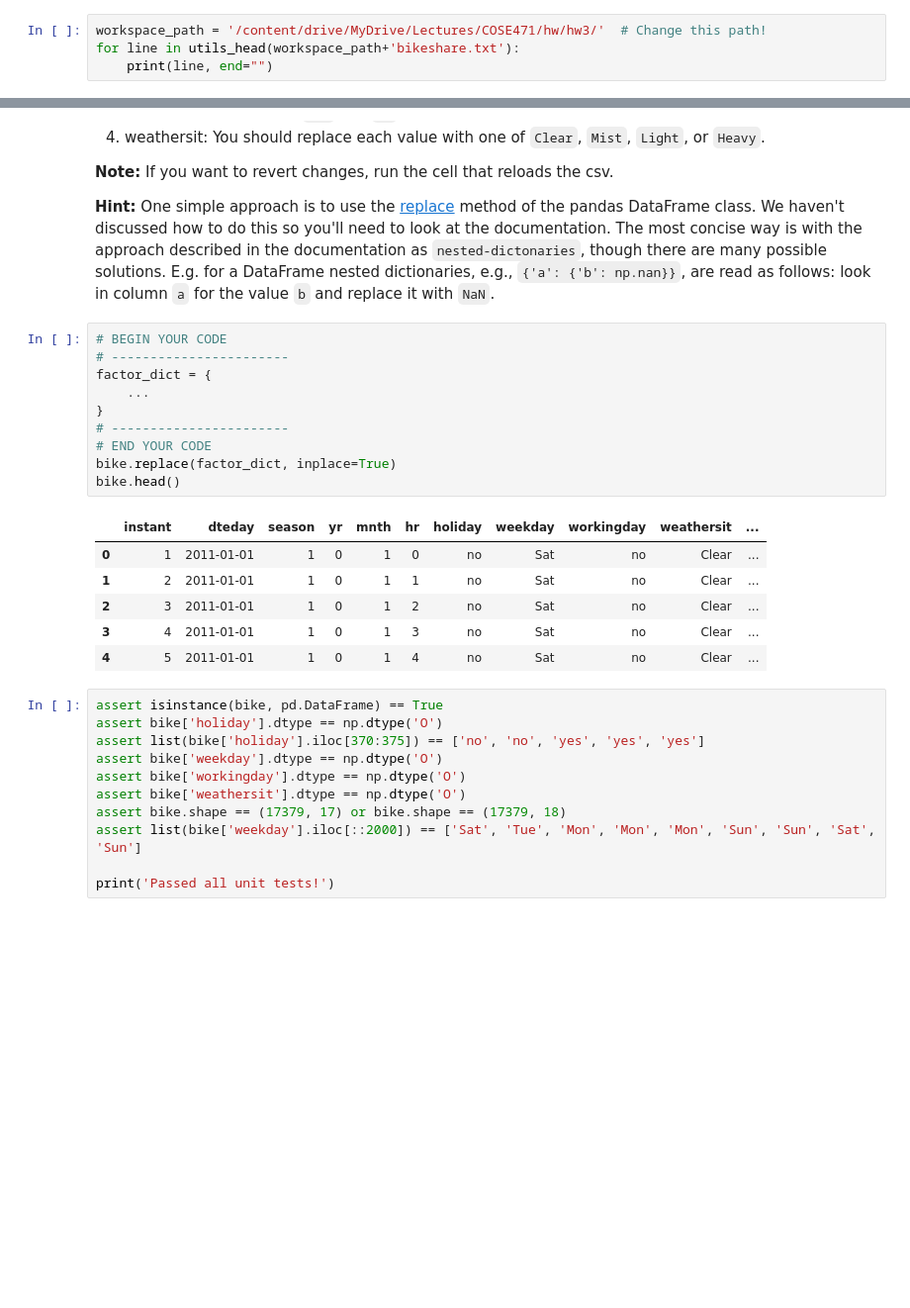
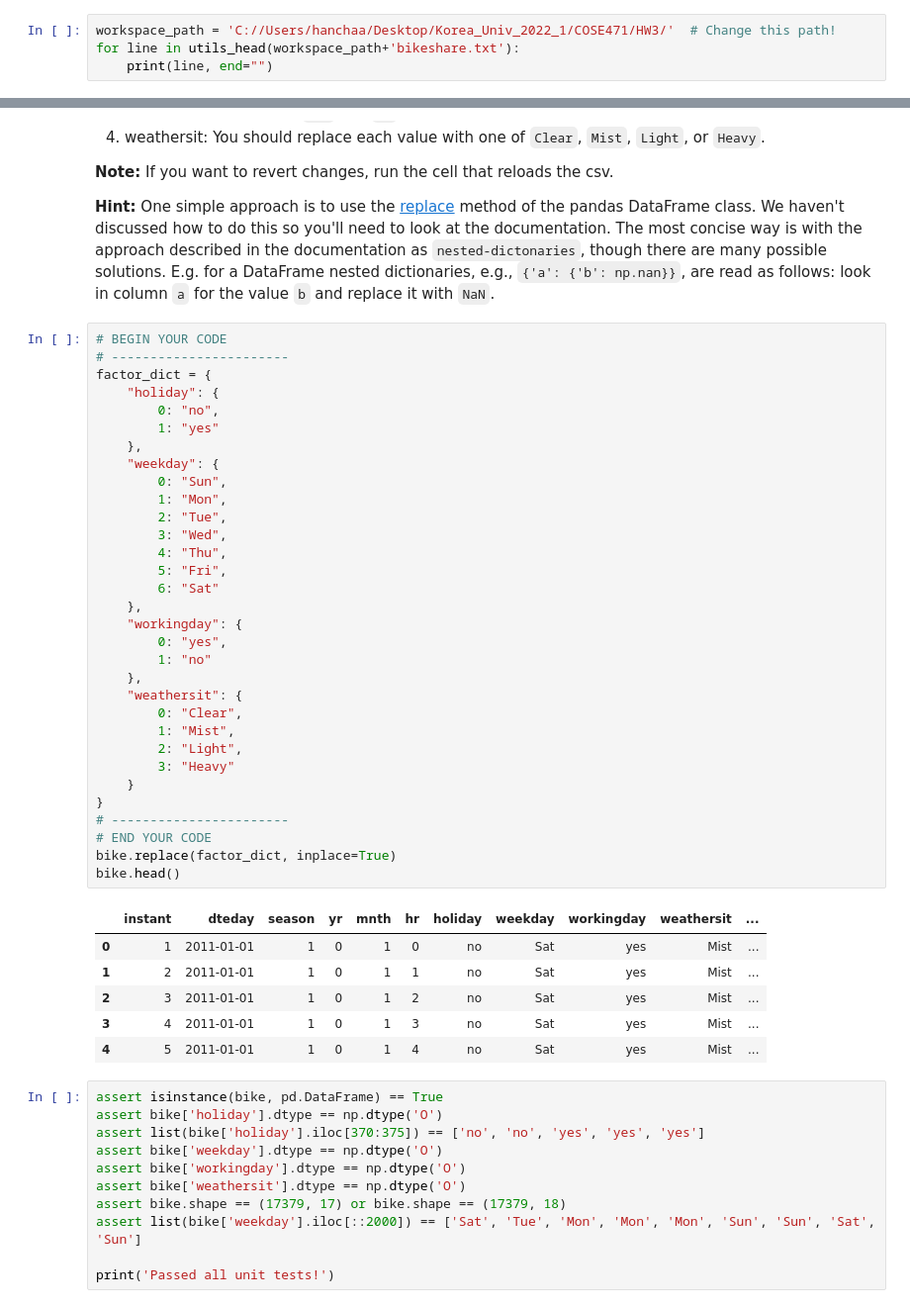
Before and after one commit to hanchaa/Korea_Univ_2022_1, a Jupyter notebook: COSE471/HW3/hw3.ipynb, the cells around one changed output, grey strips where cells are left out. Shown at 99% size. Cells and saved outputs as stored; diff of their text form; blank space fills up the shorter version.

```diff
--- a/COSE471/HW3/hw3.ipynb
+++ b/COSE471/HW3/hw3.ipynb
@@ -116,5 +114,5 @@ Current directory:
 # %%
-workspace_path = '/content/drive/MyDrive/Lectures/COSE471/hw/hw3/'  # Change this path!
+workspace_path = 'C://Users/hanchaa/Desktop/Korea_Univ_2022_1/COSE471/HW3/'  # Change this path!
 for line in utils_head(workspace_path+'bikeshare.txt'):
     print(line, end="")
 # %% [output]
@@ -171,20 +169,42 @@ points: 2
 # %%
 # BEGIN YOUR CODE
 # -----------------------
 factor_dict = {
-    ...
+    "holiday": {
+        0: "no",
+        1: "yes"
+    },
+    "weekday": {
+        0: "Sun",
+        1: "Mon",
+        2: "Tue",
+        3: "Wed",
+        4: "Thu",
+        5: "Fri",
+        6: "Sat"
+    },
+    "workingday": {
+        0: "yes",
+        1: "no"
+    },
+    "weathersit": {
+        0: "Clear",
+        1: "Mist",
+        2: "Light",
+        3: "Heavy"
+    }
 }
 # -----------------------
 # END YOUR CODE
 bike.replace(factor_dict, inplace=True)
 bike.head()
 # %% [output]
 |  | instant | dteday | season | yr | mnth | hr | holiday | weekday | workingday | weathersit | ... |
-| 0 | 1 | 2011-01-01 | 1 | 0 | 1 | 0 | no | Sat | no | Clear | ... |
-| 1 | 2 | 2011-01-01 | 1 | 0 | 1 | 1 | no | Sat | no | Clear | ... |
-| 2 | 3 | 2011-01-01 | 1 | 0 | 1 | 2 | no | Sat | no | Clear | ... |
-| 3 | 4 | 2011-01-01 | 1 | 0 | 1 | 3 | no | Sat | no | Clear | ... |
-| 4 | 5 | 2011-01-01 | 1 | 0 | 1 | 4 | no | Sat | no | Clear | ... |
+| 0 | 1 | 2011-01-01 | 1 | 0 | 1 | 0 | no | Sat | yes | Mist | ... |
+| 1 | 2 | 2011-01-01 | 1 | 0 | 1 | 1 | no | Sat | yes | Mist | ... |
+| 2 | 3 | 2011-01-01 | 1 | 0 | 1 | 2 | no | Sat | yes | Mist | ... |
+| 3 | 4 | 2011-01-01 | 1 | 0 | 1 | 3 | no | Sat | yes | Mist | ... |
+| 4 | 5 | 2011-01-01 | 1 | 0 | 1 | 4 | no | Sat | yes | Mist | ... |
 # %%
 assert isinstance(bike, pd.DataFrame) == True
 assert bike['holiday'].dtype == np.dtype('O')
```
Also changed, not shown: parts of 22 cells of this notebook.
